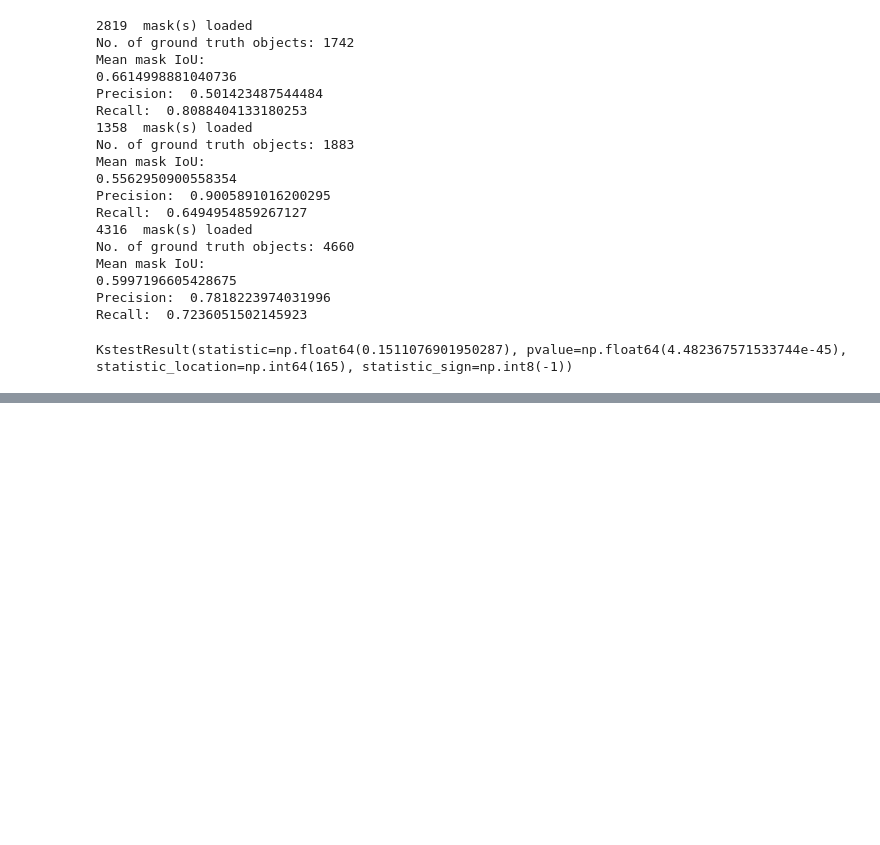
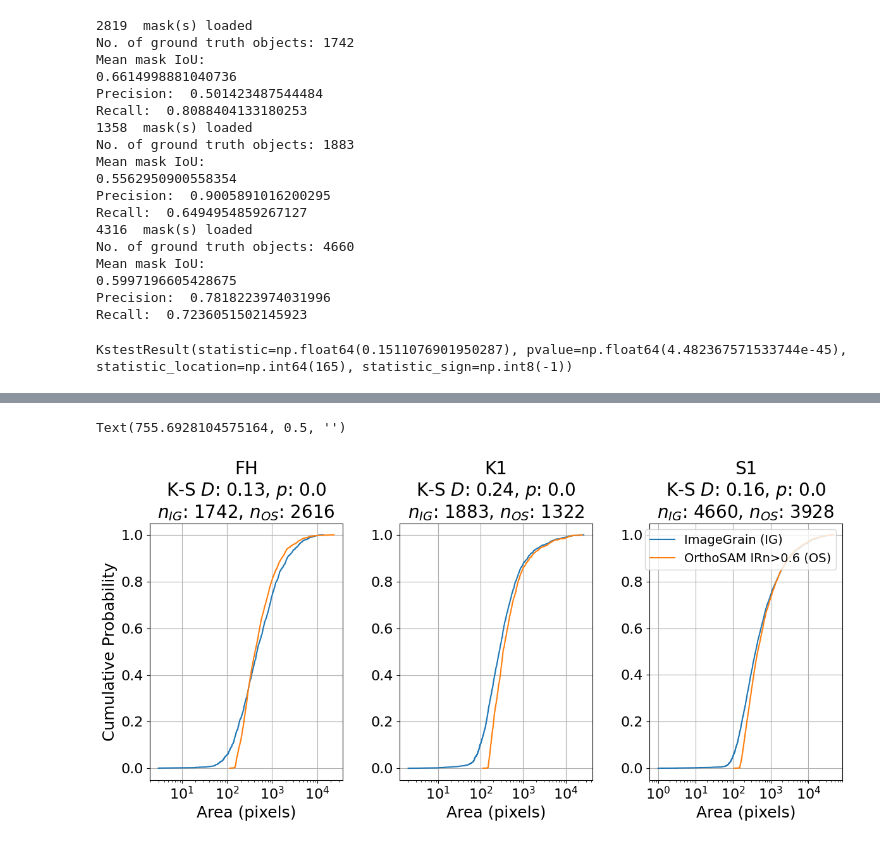
Before and after one commit to UP-RS-ESP/OrthoSAM, a Jupyter notebook: Notebooks/OtherDataset/ImageGrain_ass.ipynb, the cells around one changed output, grey strips where cells are left out. Cells and saved outputs as stored; diff of their text form; code cells hidden in the pictures; blank space fills up the shorter version.

```diff
--- a/Notebooks/OtherDataset/ImageGrain_ass.ipynb
+++ b/Notebooks/OtherDataset/ImageGrain_ass.ipynb
@@ -190,6 +207,8 @@ img = cv2.imread('/DATA/vito/data/ImageGrains_v1_data/field_examples/FH.jpg')
 img_FH = cv2.cvtColor(img, cv2.COLOR_BGR2RGB)
 img = cv2.imread('/DATA/vito/data/ImageGrains_v1_data/field_examples/S1.jpg')
 img_S1 = cv2.cvtColor(img, cv2.COLOR_BGR2RGB)
+img = cv2.imread('/DATA/vito/data/ImageGrains_v1_data/field_examples/K1.jpg')
+img_K1 = cv2.cvtColor(img, cv2.COLOR_BGR2RGB)
 # %%
 plt.figure(figsize=(12, 8))
 plt.subplot(2,3,1)
@@ -260,0 +280,18 @@ plt.yticks(yticks, [int(y + yoffset-50*i) for i,y in enumerate(yticks)]);
+# %%
+from OrthoSAM.utility import get_props_df
+from skimage.measure import label
+
+props_df_FH=get_props_df(img_FH, pred_FH, 1, 1)
+props_df_FH=props_df_FH[props_df_FH['area']>100]
+props_df_FH = props_df_FH[np.isfinite(props_df_FH['IRn'])].reset_index(drop=True)
+labeled_mask_FH = label(pred_FH, background=0)
+
+props_df_K1=get_props_df(img_K1, pred_K1, 1, 1)
+props_df_K1=props_df_K1[props_df_K1['area']>100]
+props_df_K1 = props_df_K1[np.isfinite(props_df_K1['IRn'])].reset_index(drop=True)
+labeled_mask_K1 = label(pred_K1, background=0)
+
+props_df_S1=get_props_df(img_S1, pred_S1, 1, 1)
+props_df_S1=props_df_S1[props_df_S1['area']>100]
+props_df_S1 = props_df_S1[np.isfinite(props_df_S1['IRn'])].reset_index(drop=True)
+labeled_mask_S1 = label(pred_S1, background=0)
@@ -260,0 +302,46 @@ plt.yticks(yticks, [int(y + yoffset-50*i) for i,y in enumerate(yticks)]);
+# %%
+def cdf(title_label, mask, props_df):
+    sizes = np.sort(np.unique(mask, return_counts=True)[1][1:])
+    cdf = np.arange(1, len(sizes) + 1) / len(sizes)
+    plt.plot(sizes, cdf, linestyle="-", label='ImageGrain (IG)')
+    plt.title(title_label, fontsize=20)
+
+    sizes_re = np.sort(props_df[props_df['IRn']>0.7]['area'])
+    cdf_re = np.arange(1, len(sizes_re) + 1) / len(sizes_re)
+    plt.plot(sizes_re, cdf_re, linestyle="-", label='OrthoSAM IRn>0.6 (OS)')
+    ks_test=ks_2samp(sizes_re,sizes, method= 'exact', alternative='two-sided')
+
+
+    #precision = TP_count / MSK_T
+    #recall = TP_count / Label_count
+    plt.title(title_label+'\n'
+              +fr'K-S $D$: {np.round(ks_test[0],2):.2}, $p$: {np.round(ks_test[1],2):.3}'
+              #+'\n'+r', K-S$_{OSs}$'+ f'$D$: {np.round(ks_test2[0],2):.2}, $p$: {np.round(ks_test2[1],2):.3}'
+              +'\n'+r'$n_{IG}$'
+              +f': {len(sizes)}, '
+              +r'$n_{OS}$'+f': {len(sizes_re)}'
+              #+'\n'+r'$n_{OSs}$'+f': {len(sizes_re2)}'
+              #+'\n'+f'P: {precision:.2}, R: {recall:.2}'
+              , fontsize=20)
+
+    plt.xscale("log")
+    plt.xlabel("Area (pixels)", fontsize=18)
+    plt.ylabel("Cumulative Probability", fontsize=18)
+    plt.xticks(fontsize=16)
+    plt.yticks(fontsize=16)
+    plt.grid(True)
+plt.figure(figsize=(12, 6))
+plt.subplot(1,3,1)
+cdf('FH', mask_FH, props_df_FH)
+plt.subplot(1,3,2)
+cdf('K1', mask_K1, props_df_K1)
+plt.ylabel('')
+plt.subplot(1,3,3)
+cdf('S1', mask_S1, props_df_S1)
+plt.legend(fontsize=14)
+plt.tight_layout()
+plt.xlabel('Area (pixels)')
+plt.ylabel('')
+# %% [output]
+Text(755.6928104575164, 0.5, '')
+[figure, added]
```
Also changed, not shown: parts of 8 cells of this notebook, 7 other files.
